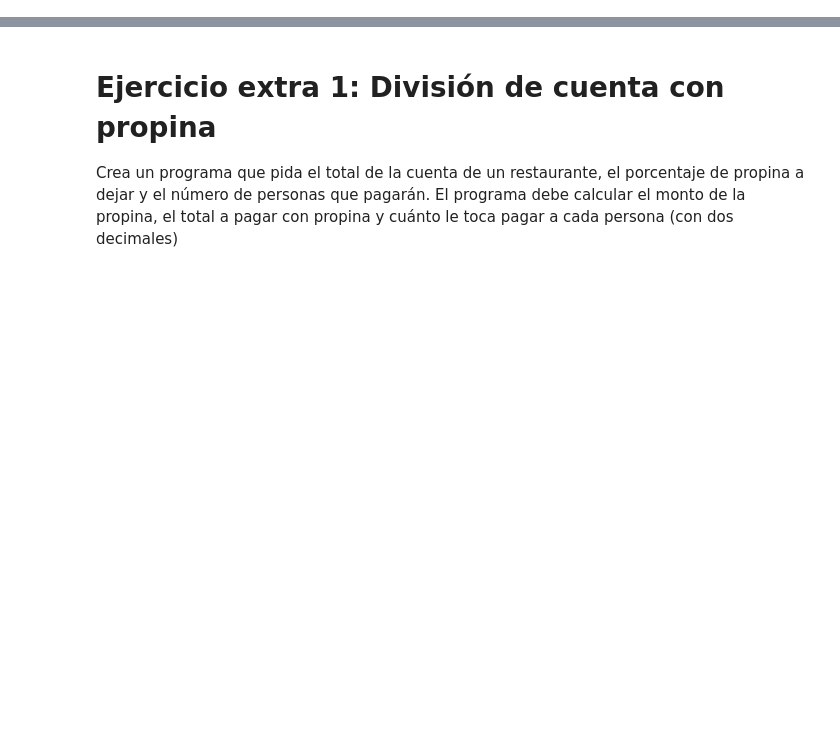
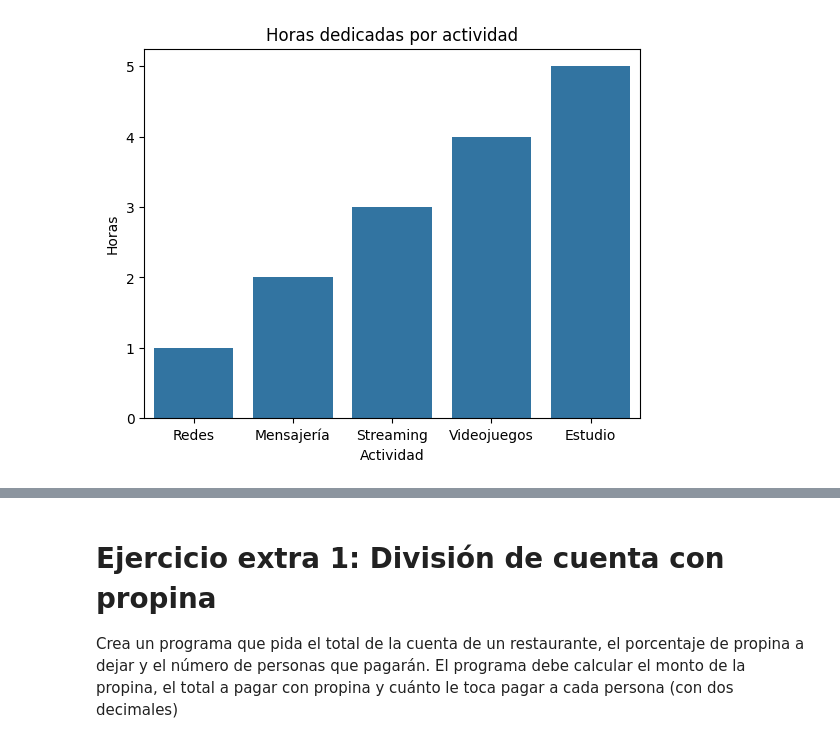
Before and after one commit to DaniDev34/Fundamentos_Programacion, a Jupyter notebook: Actividad1.ipynb, the cells around one changed output, grey strips where cells are left out. Cells and saved outputs as stored; diff of their text form; code cells hidden in the pictures; blank space fills up the shorter version.

```diff
--- a/Actividad1.ipynb
+++ b/Actividad1.ipynb
@@ -0,0 +7,87 @@
+# %%
+import matplotlib.pyplot as plt
+import seaborn as sns
+
+
+print("----- Gráfica de tiempo -----")
+
+user = str(input("Ingresa tu nombre: "))
+redes = float(input("Horas en redes sociales: "))
+mensajeria = float(input("Horas en mensajería: "))
+streaming = float(input("Horas en streaming: "))
+videojuegos = float(input("Horas en videojuegos: "))
+estudio = float(input("Horas en estudio: "))
+
+print(f"Usuario: {user}")
+print(f"Horas en redes sociales: {redes}")
+print(f"Horas en mensajeria: {mensajeria}")
+print(f"Horas en streaming: {streaming}")
+print(f"Horas en videojuegos: {videojuegos}")
+print(f"Horas en estudio: {estudio}")
+
+
+# actividades
+actividades = [
+    "Redes",
+    "Mensajería",
+    "Streaming",
+    "Videojuegos",
+    "Estudio"
+]
+
+# Horas
+horas = [
+    redes,
+    mensajeria,
+    streaming,
+    videojuegos,
+    estudio
+]
+
+if sum(horas) > 24:
+    print("Error, no puedes superar las 24 horas en total")
+
+elif any(hora < 0 for hora in horas):
+    print("Las horas no pueden ser negativas")
+
+else:
+    print("Tus horas han sido guardadas")
+
+sns.barplot(
+    x=actividades,
+    y=horas
+)
+
+plt.title("Horas dedicadas por actividad")
+plt.xlabel("Actividad")
+plt.ylabel("Horas")
+
+plt.show()
+
+
+# grafica pastel
+
+plt.pie(
+    horas,
+    labels=actividades,
+    autopct="%1.1f%%"
+)
+
+plt.title("Distribución de tiempo")
+
+plt.show()
+
+# scatterplot
+
+sns.scatterplot(
+    x=[videojuegos],
+    y=[estudio],
+    s=100
+)
+
+plt.title("Videojuegos vs Estudio")
+plt.xlabel("Horas de videojuegos")
+plt.ylabel("Horas de estudio")
+
+plt.show()
+# %% [output]
@@ -0,0 +102 @@
+[figure, added]
```
Also changed, not shown: parts of 9 cells of this notebook, 1 other file.
